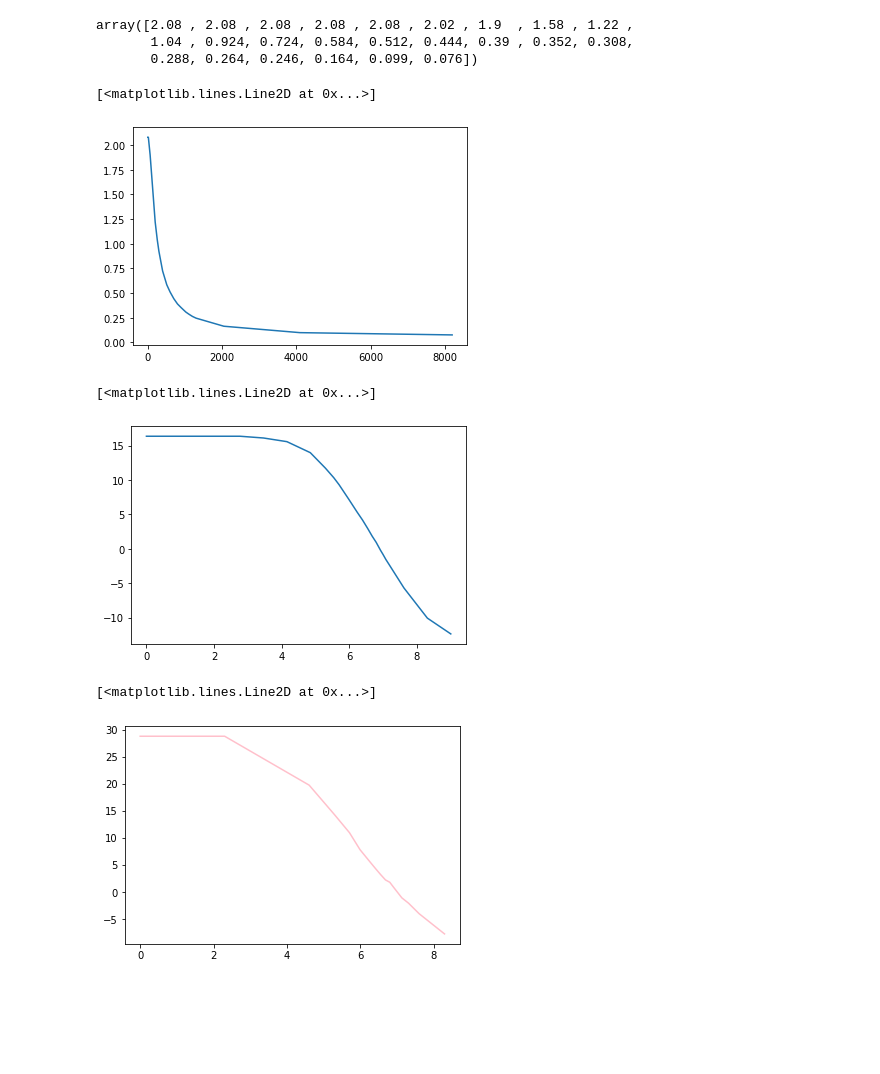
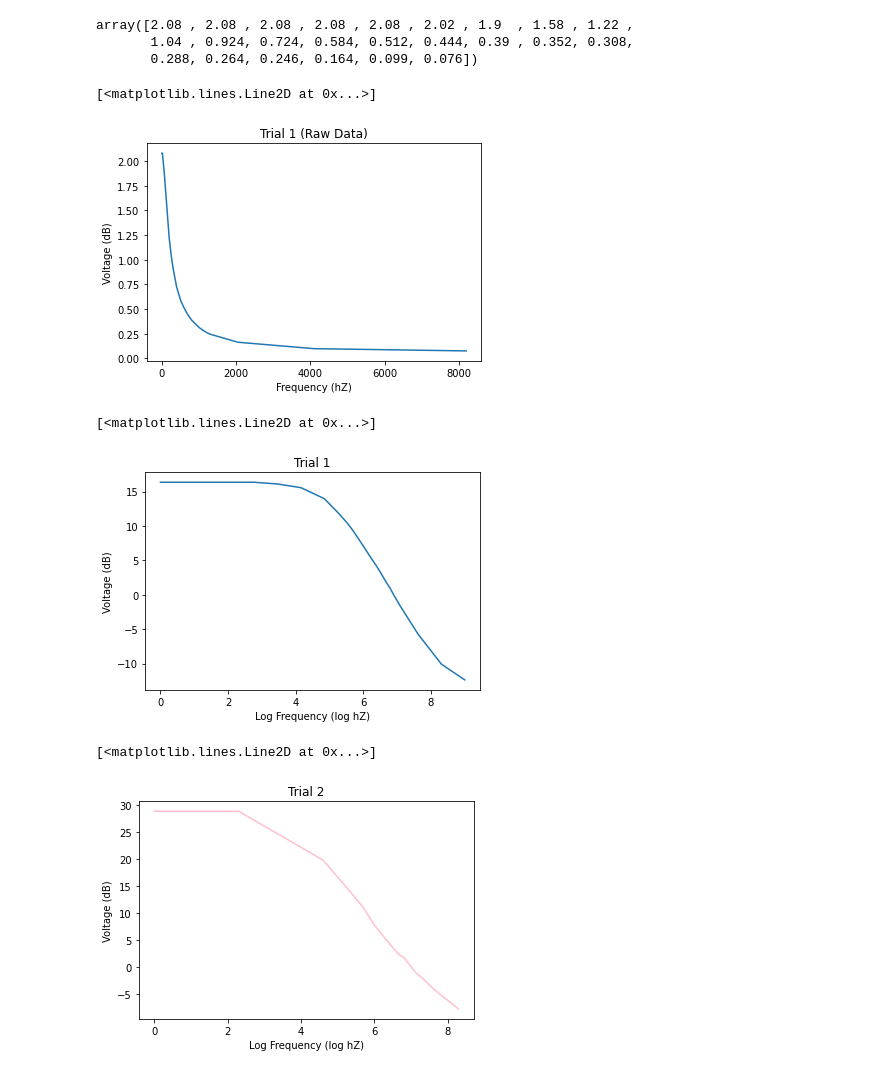
Before and after one commit to matthew-ding/physics5bl, a Jupyter notebook: Capstone/low_pass_analysis.ipynb, the cells around one changed output. Cells and saved outputs as stored; diff of their text form; code cells hidden in the pictures; blank space fills up the shorter version.

```diff
--- a/Capstone/low_pass_analysis.ipynb
+++ b/Capstone/low_pass_analysis.ipynb
@@ -34,41 +34,50 @@ dataframe
 | 24 | 8192 | 0.076 | bad | NaN | NaN | NaN | NaN | ... |
 # %%
 ### TRIAL 1 ###
-frequency = pd.DataFrame.to_numpy(dataframe)[1:,0]
-frequency = np.array([float(x) for x in frequency])
-frequency
-voltage = pd.DataFrame.to_numpy(dataframe)[1:,1]
-voltage = np.array([float(x) for x in voltage])
-voltage
+frequency1 = pd.DataFrame.to_numpy(dataframe)[1:,0]
+frequency1 = np.array([float(x) for x in frequency1])
+frequency1
+voltage1 = pd.DataFrame.to_numpy(dataframe)[1:,1]
+voltage1 = np.array([float(x) for x in voltage1])
+voltage1
 # %% [output]
 array([2.08 , 2.08 , 2.08 , 2.08 , 2.08 , 2.02 , 1.9  , 1.58 , 1.22 ,
        1.04 , 0.924, 0.724, 0.584, 0.512, 0.444, 0.39 , 0.352, 0.308,
        0.288, 0.264, 0.246, 0.164, 0.099, 0.076])
 # %%
-plt.plot(frequency, voltage)
+plt.title('Trial 1 (Raw Data)')
+plt.xlabel('Frequency (hZ)')
+plt.ylabel('Voltage (dB)')
+plt.plot(frequency1, voltage1)
 # %% [output]
 [<matplotlib.lines.Line2D at 0x...>]
-[figure, old version]
+[figure, new version]
 # %%
-voltage = Vp_to_dBm(voltage)
-frequency = np.log(frequency)
-plt.plot(frequency, voltage)
+voltage1 = Vp_to_dBm(voltage1)
+frequency1 = np.log(frequency1)
+plt.title('Trial 1')
+plt.xlabel('Log Frequency (log hZ)')
+plt.ylabel('Voltage (dB)')
+plt.plot(frequency1, voltage1)
 # %% [output]
 [<matplotlib.lines.Line2D at 0x...>]
-[figure, old version]
+[figure, new version]
 # %%
 ### TRIAL 2 ###
-frequency = pd.DataFrame.to_numpy(dataframe)[1:,4]
-frequency = np.array([float(x) for x in frequency])
-frequency
-voltage = pd.DataFrame.to_numpy(dataframe)[1:,5]
-voltage = np.array([float(x) for x in voltage])
-voltage
-voltage = Vp_to_dBm(voltage)
-frequency = np.log(frequency)
-plt.plot(frequency, voltage, 'pink')
+frequency2 = pd.DataFrame.to_numpy(dataframe)[1:,4]
+frequency2 = np.array([float(x) for x in frequency2])
+frequency2
+voltage2 = pd.DataFrame.to_numpy(dataframe)[1:,5]
+voltage2 = np.array([float(x) for x in voltage2])
+voltage2
+voltage2 = Vp_to_dBm(voltage2)
+frequency2 = np.log(frequency2)
+plt.title('Trial 2')
+plt.xlabel('Log Frequency (log hZ)')
+plt.ylabel('Voltage (dB)')
+plt.plot(frequency2, voltage2, 'pink')
 # %% [output]
 [<matplotlib.lines.Line2D at 0x...>]
-[figure, old version]
+[figure, new version]
 # %%
 ### TRIAL 3 ###
```
Also changed, not shown: parts of 2 cells of this notebook.
